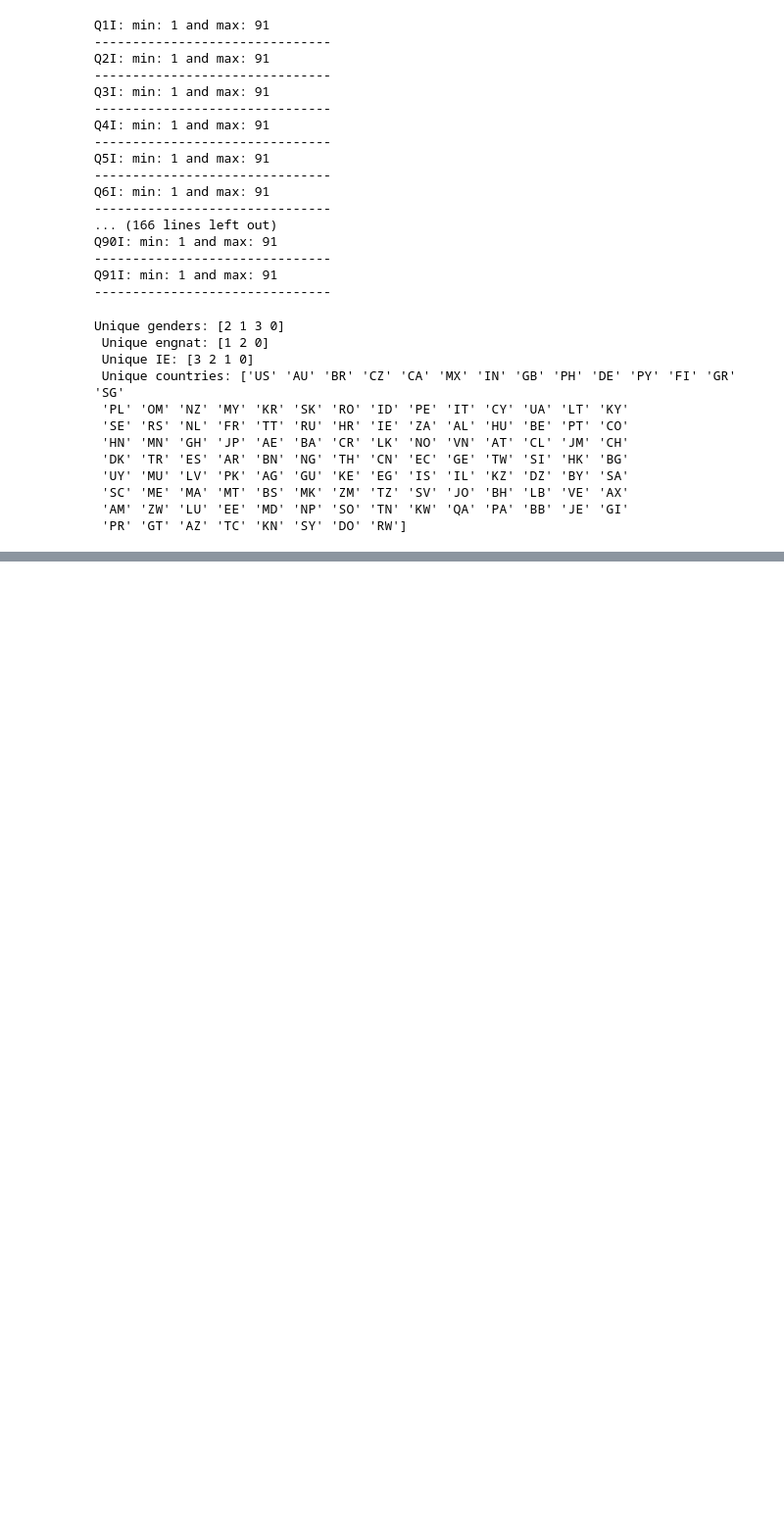
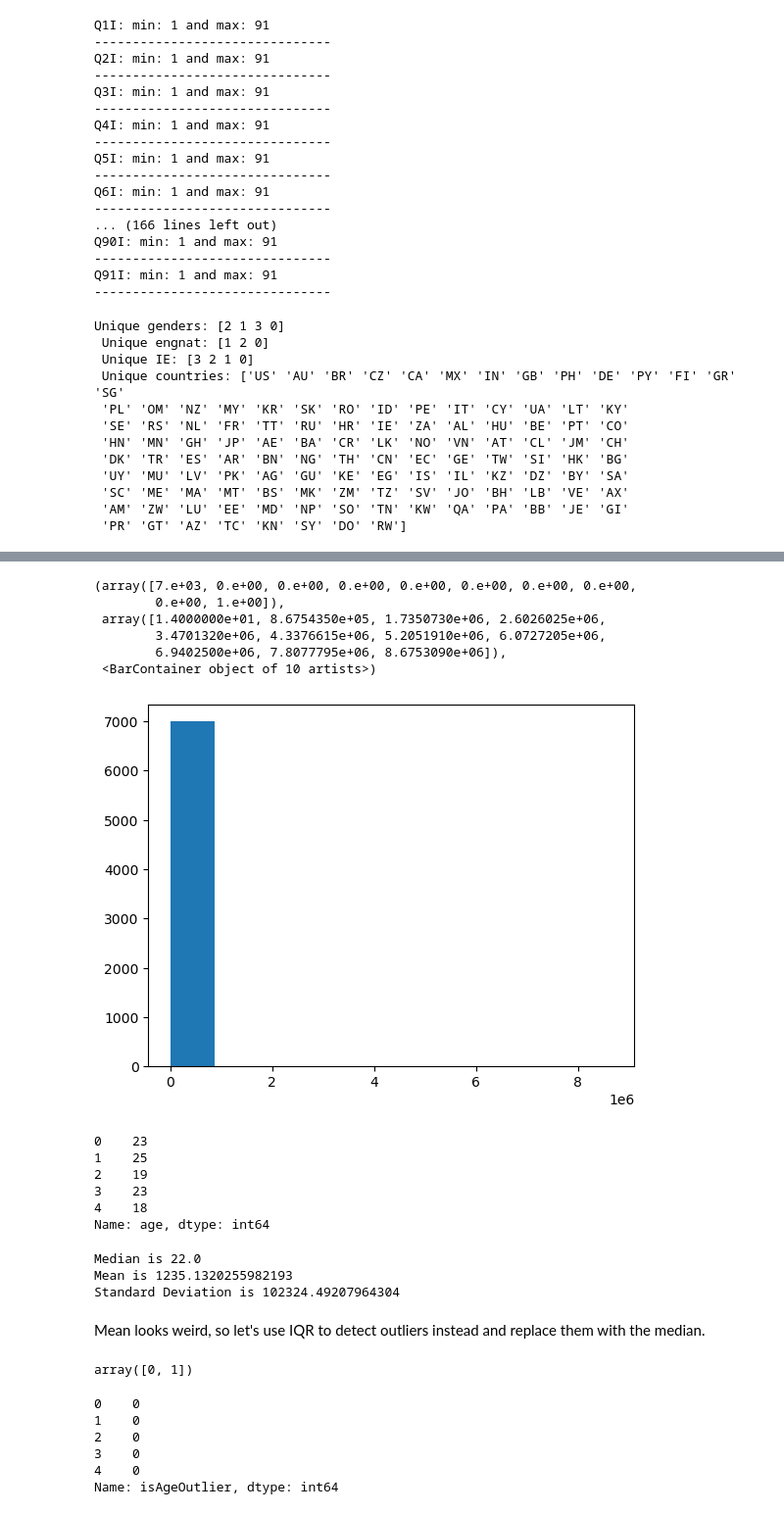
Before and after one commit to mohona-roy/introversion-extraversion-classification, a Jupyter notebook: Code.ipynb, the cells around one changed output, grey strips where cells are left out. Shown: that part at 98% size. Cells and saved outputs as stored; diff of their text form; code cells hidden in the pictures; blank space fills up the shorter version.

```diff
--- a/Code.ipynb
+++ b/Code.ipynb
@@ -342,0 +394,30 @@ print(categories)
+# %%
+plt.hist(data['age'])
+# %% [output]
+(array([7.e+03, 0.e+00, 0.e+00, 0.e+00, 0.e+00, 0.e+00, 0.e+00, 0.e+00,
+        0.e+00, 1.e+00]),
+ array([1.4000000e+01, 8.6754350e+05, 1.7350730e+06, 2.6026025e+06,
+        3.4701320e+06, 4.3376615e+06, 5.2051910e+06, 6.0727205e+06,
+        6.9402500e+06, 7.8077795e+06, 8.6753090e+06]),
+ <BarContainer object of 10 artists>)
+[figure, added]
+# %%
+data['age'].head()
+# %% [output]
+0    23
+1    25
+2    19
+3    23
+4    18
+Name: age, dtype: int64
+# %%
+age_median = data['age'].median()
+age_mean = data['age'].mean()
+age_std = data['age'].std()
+print(f"Median is {age_median} \nMean is {age_mean} \nStandard Deviation is {age_std}")
+# %% [output]
+Median is 22.0
+Mean is 1235.1320255982193
+Standard Deviation is 102324.49207964304
+# %% [markdown]
+Mean looks weird, so let's use IQR to detect outliers instead and replace them with the median.
@@ -342,0 +438,13 @@ print(categories)
+# %%
+data['isAgeOutlier'].unique()
+# %% [output]
+array([0, 1])
+# %%
+data['isAgeOutlier'].head()
+# %% [output]
+0    0
+1    0
+2    0
+3    0
+4    0
+Name: isAgeOutlier, dtype: int64
```
Also changed, not shown: parts of 43 cells of this notebook.
